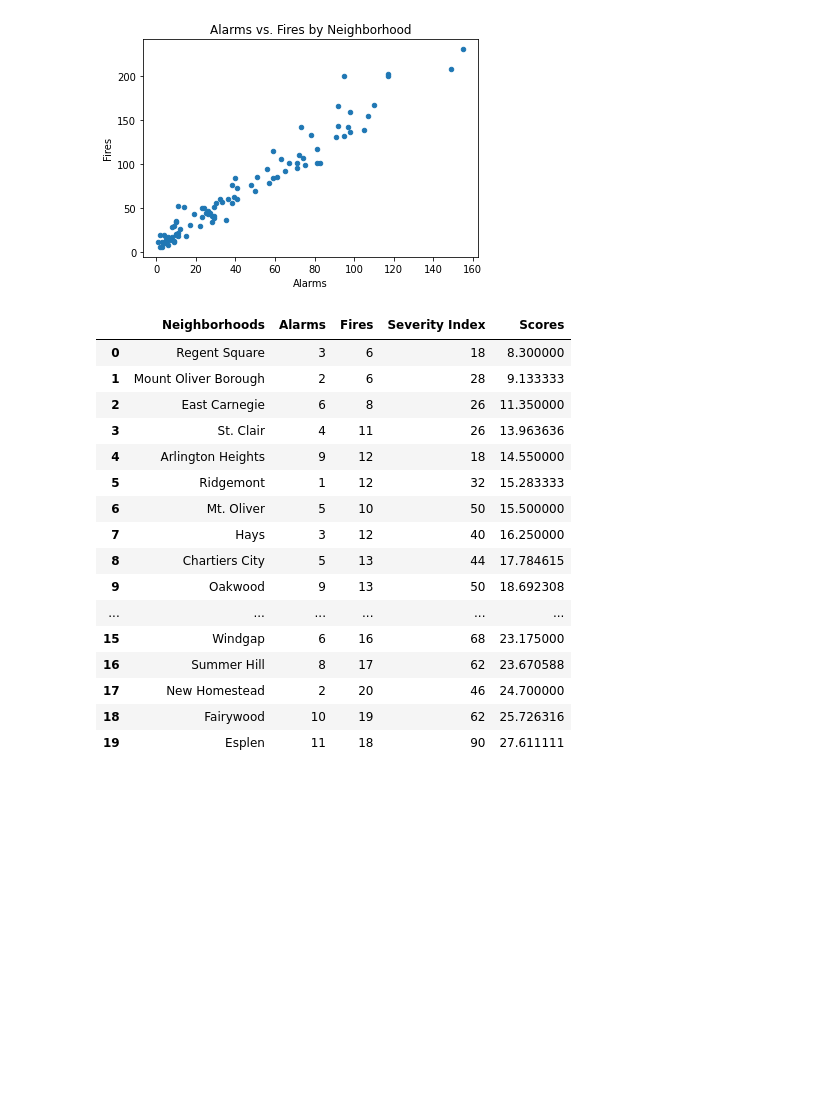
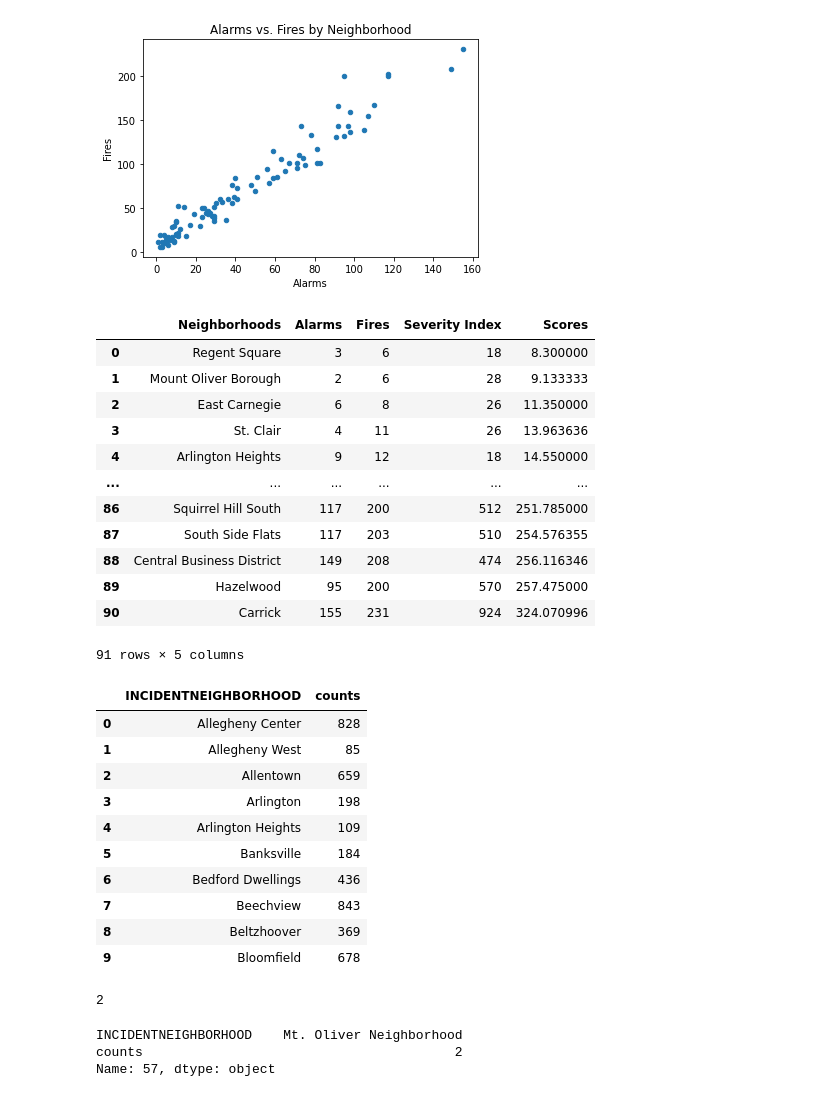
Before and after one commit to Casey4D/Group-10-Final-Project, a Jupyter notebook: Final-Notebook.ipynb, the cells around one changed output. Cells and saved outputs as stored; diff of their text form; code cells hidden in the pictures; blank space fills up the shorter version.

Commit message:
Updated final notebook with neighborhood ranking

```diff
--- a/Final-Notebook.ipynb
+++ b/Final-Notebook.ipynb
@@ -202,25 +178,21 @@ while row_count < fire_data["Neighborhoods"].count():
 # %%
 score_data = pd.DataFrame({"Neighborhoods": neighborhoods, "Scores": final_scores})
 final_data = pd.merge(fire_data, score_data)
 final_data = final_data.sort_values(by=['Scores'])
 final_data = final_data.reset_index()
 final_data = final_data.drop(['index'], axis=1)
-final_data.head(20)
+final_data
 # %% [output]
 |  | Neighborhoods | Alarms | Fires | Severity Index | Scores |
 | 0 | Regent Square | 3 | 6 | 18 | 8.300000 |
 | 1 | Mount Oliver Borough | 2 | 6 | 28 | 9.133333 |
 | 2 | East Carnegie | 6 | 8 | 26 | 11.350000 |
 | 3 | St. Clair | 4 | 11 | 26 | 13.963636 |
 | 4 | Arlington Heights | 9 | 12 | 18 | 14.550000 |
-| 5 | Ridgemont | 1 | 12 | 32 | 15.283333 |
-| 6 | Mt. Oliver | 5 | 10 | 50 | 15.500000 |
-| 7 | Hays | 3 | 12 | 40 | 16.250000 |
-| 8 | Chartiers City | 5 | 13 | 44 | 17.784615 |
-| 9 | Oakwood | 9 | 13 | 50 | 18.692308 |
 | ... | ... | ... | ... | ... | ... |
-| 15 | Windgap | 6 | 16 | 68 | 23.175000 |
-| 16 | Summer Hill | 8 | 17 | 62 | 23.670588 |
-| 17 | New Homestead | 2 | 20 | 46 | 24.700000 |
-| 18 | Fairywood | 10 | 19 | 62 | 25.726316 |
-| 19 | Esplen | 11 | 18 | 90 | 27.611111 |
+| 86 | Squirrel Hill South | 117 | 200 | 512 | 251.785000 |
+| 87 | South Side Flats | 117 | 203 | 510 | 254.576355 |
+| 88 | Central Business District | 149 | 208 | 474 | 256.116346 |
+| 89 | Hazelwood | 95 | 200 | 570 | 257.475000 |
+| 90 | Carrick | 155 | 231 | 924 | 324.070996 |
+91 rows × 5 columns
@@ -226,0 +201,24 @@ final_data.head(20)
+# %%
+neighborhoodarrests = police.groupby(["INCIDENTNEIGHBORHOOD"]).size().reset_index(name="counts")
+neighborhoodarrests.head(10)
+# %% [output]
+|  | INCIDENTNEIGHBORHOOD | counts |
+| 0 | Allegheny Center | 828 |
+| 1 | Allegheny West | 85 |
+| 2 | Allentown | 659 |
+| 3 | Arlington | 198 |
+| 4 | Arlington Heights | 109 |
+| 5 | Banksville | 184 |
+| 6 | Bedford Dwellings | 436 |
+| 7 | Beechview | 843 |
+| 8 | Beltzhoover | 369 |
+| 9 | Bloomfield | 678 |
+# %%
+minarrests = neighborhoodarrests["counts"].min()
+print(minarrests)
+neighborhoodarrests.loc[neighborhoodarrests["counts"] == minarrests].iloc[0]
+# %% [output]
+2
+INCIDENTNEIGHBORHOOD    Mt. Oliver Neighborhood
+counts                                        2
+Name: 57, dtype: object
```
Also changed, not shown: parts of 16 cells of this notebook, 3 other files.
